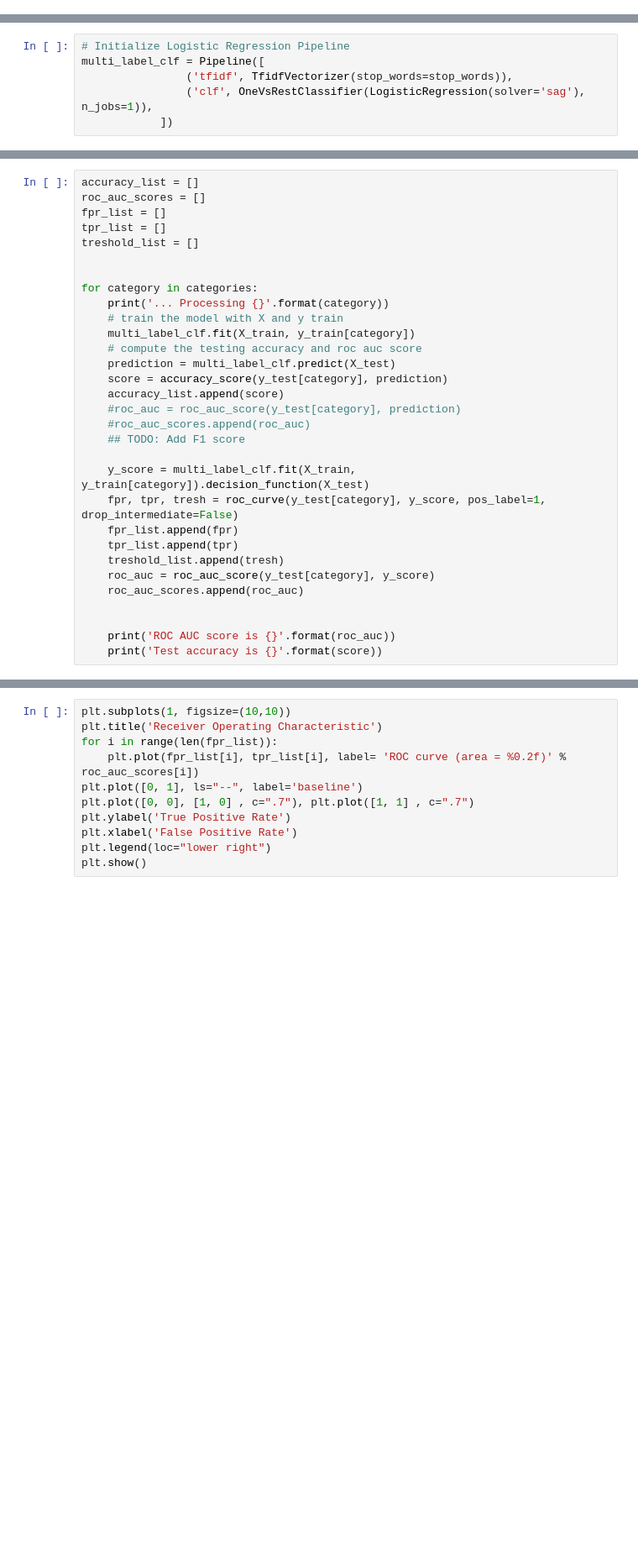
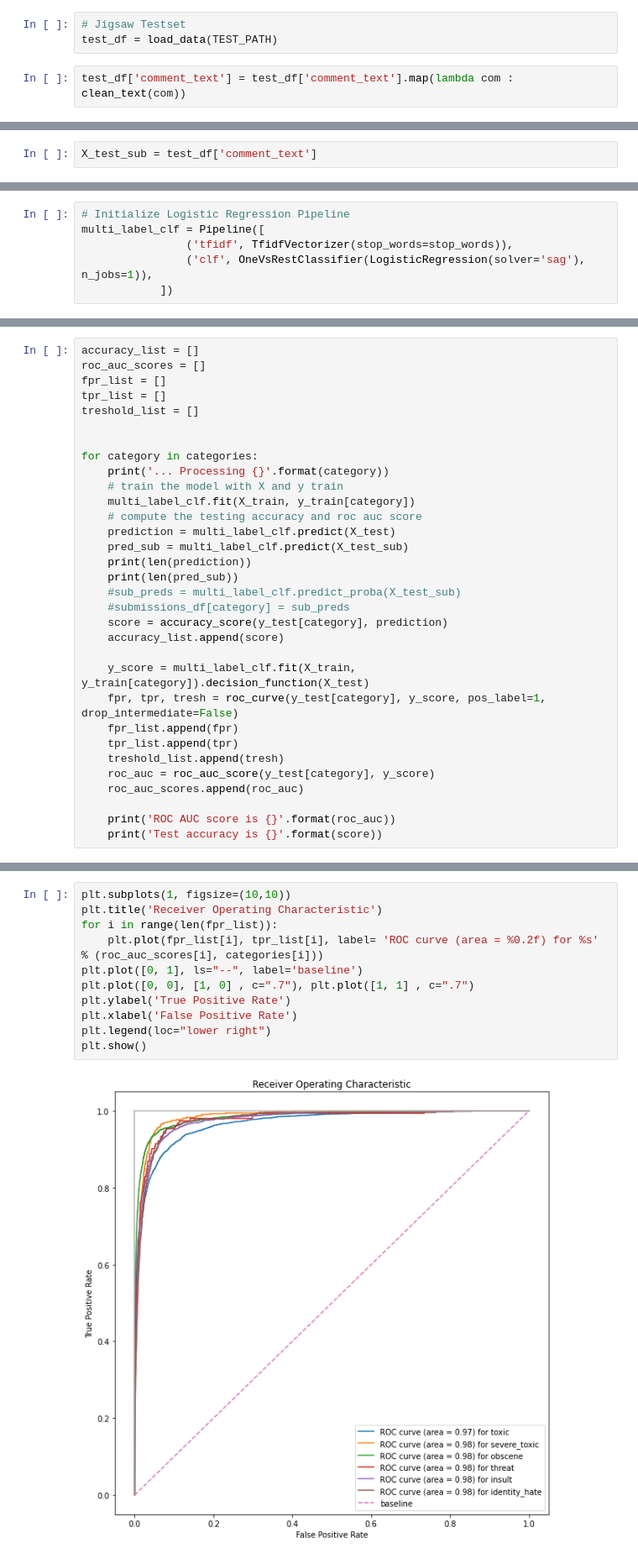
Before and after one commit to Merlin1674/Capstone-Toxic_Comment_Classification, a Jupyter notebook: Baseline_Modeling.ipynb, the cells around one changed output, grey strips where cells are left out. Shown at 84% size. Saved outputs shown, nothing was run; the diff lists cells and outputs as text; blank space fills up the shorter version.

```diff
--- a/Baseline_Modeling.ipynb
+++ b/Baseline_Modeling.ipynb
@@ -95,3 +96,8 @@ df['comment_text'] = df['comment_text'].map(lambda com : clean_text(com))
 X = df['comment_text']
 Y = df[categories]
 X_train, X_test, y_train, y_test = data_split(X, Y)
+# %%
+# Jigsaw Testset
+test_df = load_data(TEST_PATH)
+# %%
+test_df['comment_text'] = test_df['comment_text'].map(lambda com : clean_text(com))
@@ -97,0 +113,2 @@ X_train, X_test, y_train, y_test = data_split(X, Y)
+# %%
+X_test_sub = test_df['comment_text']
@@ -115,11 +177,13 @@ for category in categories:
     multi_label_clf.fit(X_train, y_train[category])
     # compute the testing accuracy and roc auc score
     prediction = multi_label_clf.predict(X_test)
+    pred_sub = multi_label_clf.predict(X_test_sub)
+    print(len(prediction))
+    print(len(pred_sub))
+    #sub_preds = multi_label_clf.predict_proba(X_test_sub)
+    #submissions_df[category] = sub_preds
     score = accuracy_score(y_test[category], prediction)
     accuracy_list.append(score)
-    #roc_auc = roc_auc_score(y_test[category], prediction)
-    #roc_auc_scores.append(roc_auc)
-    ## TODO: Add F1 score
 
     y_score = multi_label_clf.fit(X_train, y_train[category]).decision_function(X_test)
     fpr, tpr, tresh = roc_curve(y_test[category], y_score, pos_label=1, drop_intermediate=False)
@@ -129,6 +193,5 @@ for category in categories:
     roc_auc = roc_auc_score(y_test[category], y_score)
     roc_auc_scores.append(roc_auc)
 
-
     print('ROC AUC score is {}'.format(roc_auc))
     print('Test accuracy is {}'.format(score))
@@ -135,14 +216,16 @@ for category in categories:
 # %%
 plt.subplots(1, figsize=(10,10))
 plt.title('Receiver Operating Characteristic')
 for i in range(len(fpr_list)):
-    plt.plot(fpr_list[i], tpr_list[i], label= 'ROC curve (area = %0.2f)' % roc_auc_scores[i])
+    plt.plot(fpr_list[i], tpr_list[i], label= 'ROC curve (area = %0.2f) for %s' % (roc_auc_scores[i], categories[i]))
 plt.plot([0, 1], ls="--", label='baseline')
 plt.plot([0, 0], [1, 0] , c=".7"), plt.plot([1, 1] , c=".7")
 plt.ylabel('True Positive Rate')
 plt.xlabel('False Positive Rate')
 plt.legend(loc="lower right")
 plt.show()
+# %% [output]
+[figure, added]
 # %%
 avg_accuracy = sum(accuracy_list) / len(accuracy_list)
 print('Average accuracy is {}'.format(avg_accuracy))
```
Also changed, not shown: parts of 14 cells of this notebook.
